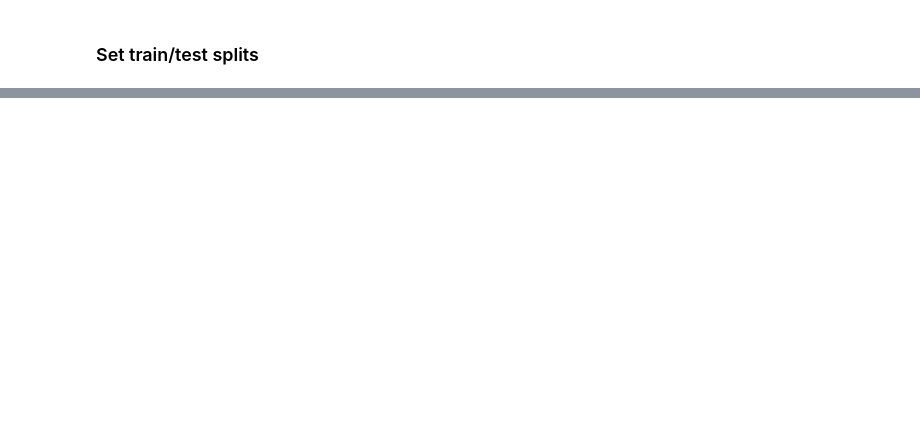
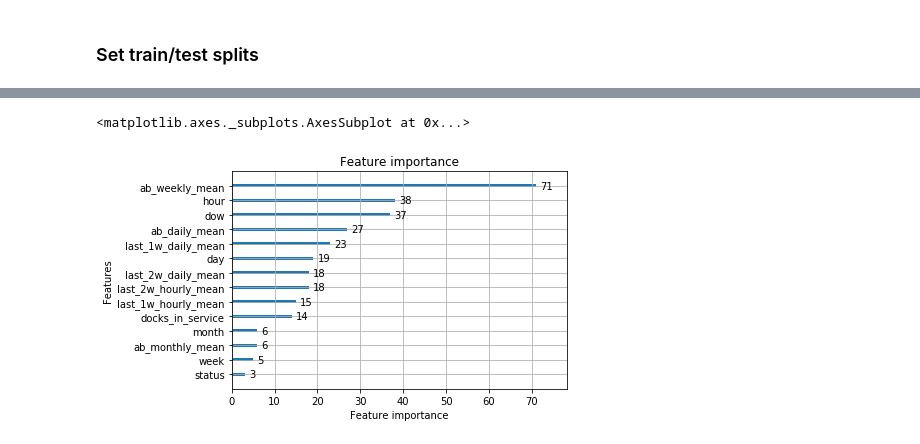
Before and after one commit to ADS2018UB/easyrider, a Jupyter notebook: notebooks/lag-features.ipynb, the cells around one changed output, grey strips where cells are left out. Saved outputs shown, nothing was run; the diff lists cells and outputs as text; code cells hidden in the pictures; blank space fills up the shorter version.

```diff
--- a/notebooks/lag-features.ipynb
+++ b/notebooks/lag-features.ipynb
@@ -234,0 +235,6 @@ plt.legend()
+# %%
+# plot feature importance
+lgb.plot_importance(bst)
+# %% [output]
+<matplotlib.axes._subplots.AxesSubplot at 0x...>
+[figure, added]
```
Also changed, not shown: parts of 14 cells of this notebook.
